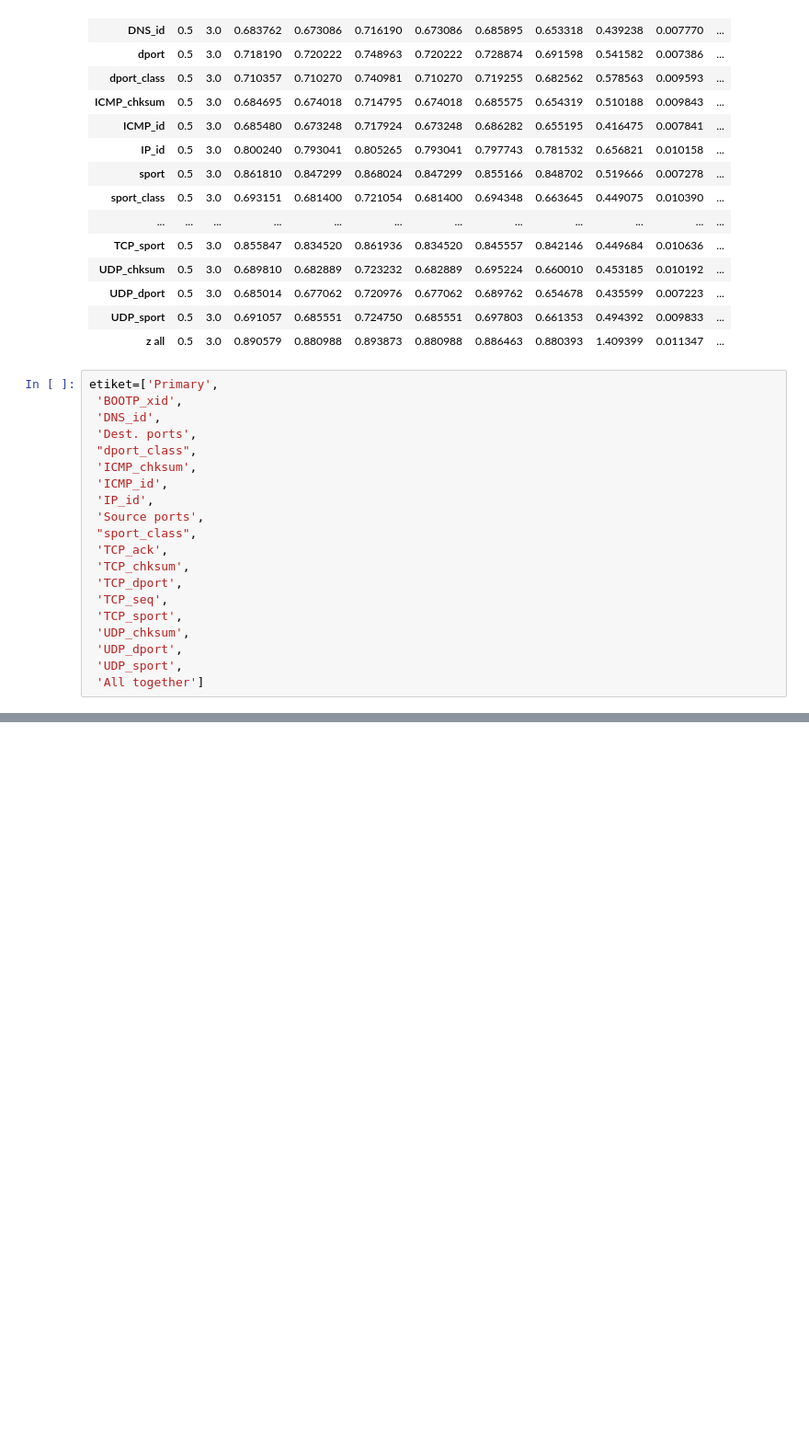
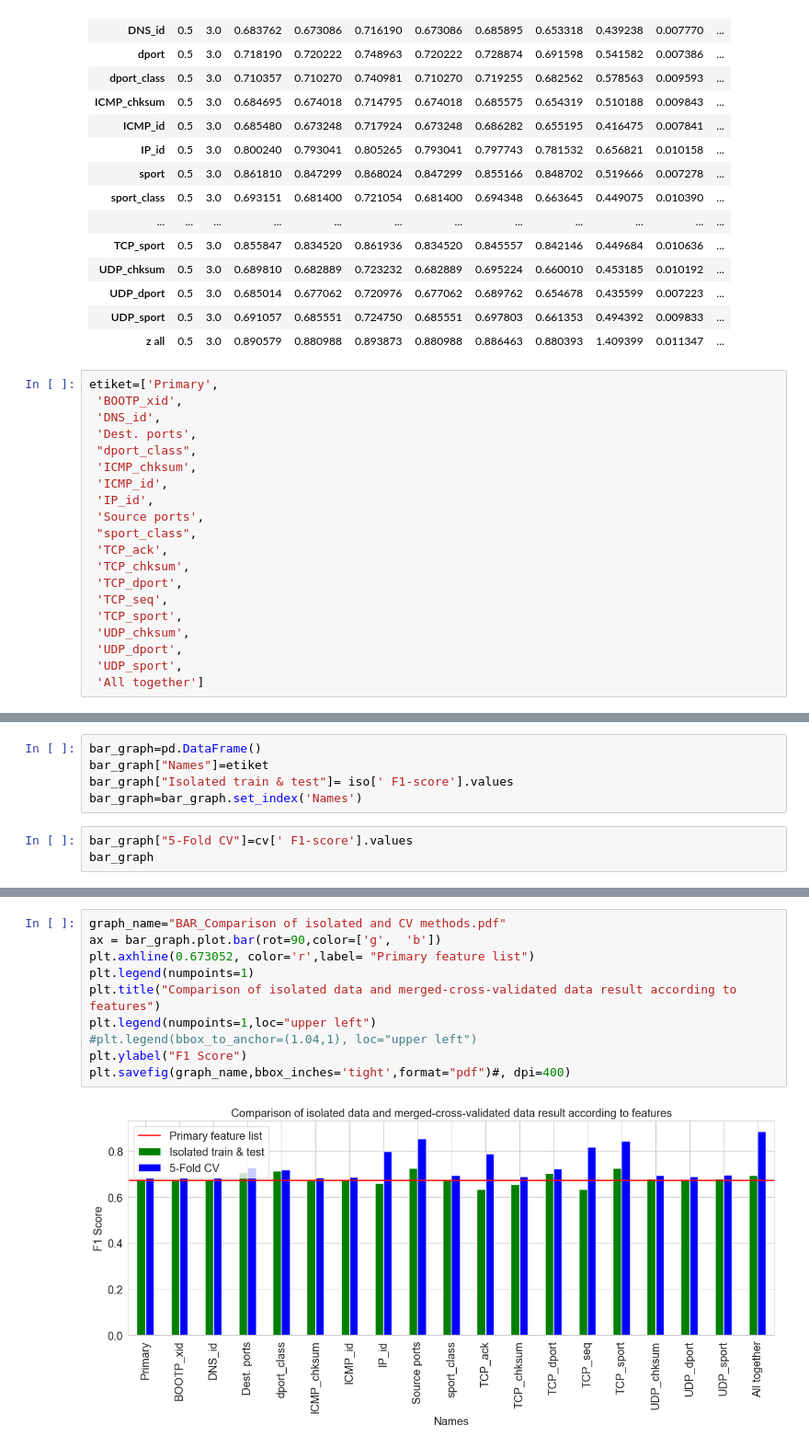
Before and after one commit to kahramankostas/IoTDevIDv2, a Jupyter notebook: 0002 Feature Selection/02.2 Comparison of isolated and CV methods.ipynb, the cells around one changed output, grey strips where cells are left out. Shown at 92% size. Saved outputs shown, nothing was run; the diff lists cells and outputs as text; blank space fills up the shorter version.

Commit message:
bar graph add for Comparison of isolated and CV methods.

```diff
--- a/0002 Feature Selection/02.2 Comparison of isolated and CV methods.ipynb
+++ b/0002 Feature Selection/02.2 Comparison of isolated and CV methods.ipynb
@@ -538,0 +559,8 @@ plt.savefig(graph_name,bbox_inches='tight',format="pdf")#, dpi=400)
+# %%
+bar_graph=pd.DataFrame()
+bar_graph["Names"]=etiket
+bar_graph["Isolated train & test"]= iso[' F1-score'].values
+bar_graph=bar_graph.set_index('Names')
+# %%
+bar_graph["5-Fold CV"]=cv[' F1-score'].values
+bar_graph
@@ -538,0 +586,12 @@ plt.savefig(graph_name,bbox_inches='tight',format="pdf")#, dpi=400)
+# %%
+graph_name="BAR_Comparison of isolated and CV methods.pdf"
+ax = bar_graph.plot.bar(rot=90,color=['g',  'b'])
+plt.axhline(0.673052, color='r',label= "Primary feature list")
+plt.legend(numpoints=1)
+plt.title("Comparison of isolated data and merged-cross-validated data result according to features")
+plt.legend(numpoints=1,loc="upper left")
+#plt.legend(bbox_to_anchor=(1.04,1), loc="upper left")
+plt.ylabel("F1 Score")
+plt.savefig(graph_name,bbox_inches='tight',format="pdf")#, dpi=400)
+# %% [output]
+[figure, added]
```
Also changed, not shown: parts of 3 cells of this notebook, 1 other file.
